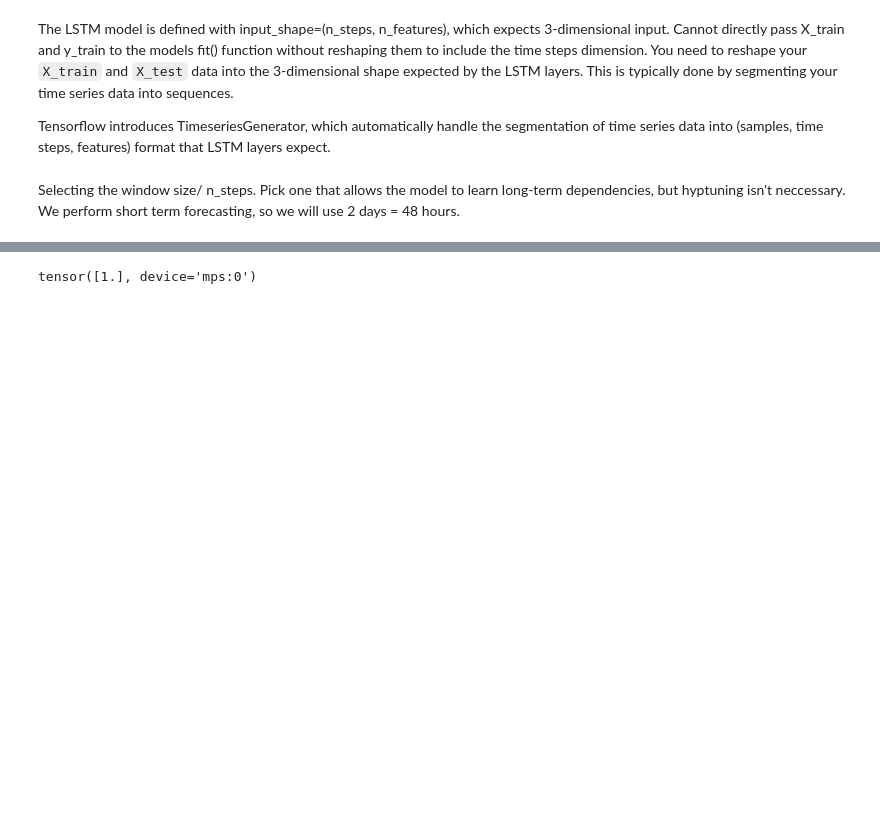
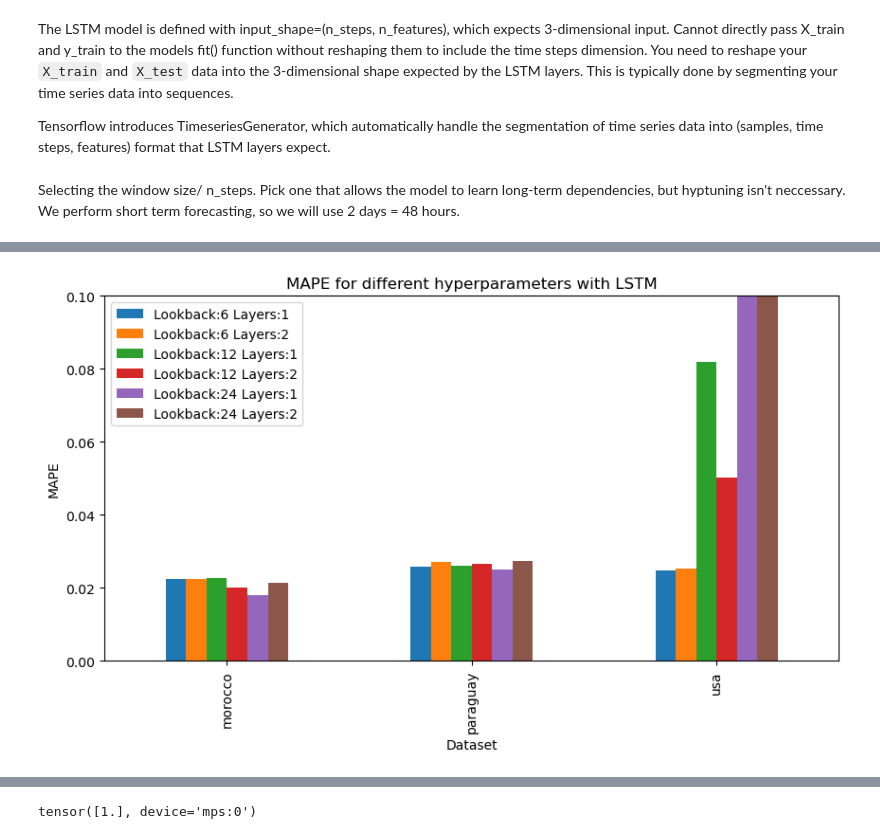
Before and after one commit to Mariuble/transformer_energy_forecast, a Jupyter notebook: notebooks/lstm.ipynb, the cells around one changed output, grey strips where cells are left out. Drawn from its saved outputs; the diff is of its cells as text; code cells hidden in the pictures; blank space fills up the shorter version.

```diff
--- a/notebooks/lstm.ipynb
+++ b/notebooks/lstm.ipynb
@@ -191,0 +541,17 @@ def fitting_and_eval(features, target, dataset_name, model_file_identifier='_',
+# %%
+# Plot to get out aic values
+#df = pd.DataFrame({key: [item[1] for item in value] for key, value in data.items()}, columns=columns, index=index)
+columns = hyperparameter_tuning.keys()
+index = ['morocco', 'paraguay', 'usa']
+df_aic = pd.DataFrame({key: [item[-3] for item in value] for key, value in hyperparameter_tuning.items()}, columns=columns, index=index)
+#df = pd.DataFrame(hyperparameter_tuning, index=[i for i in datasets_electricity.keys()])
+
+df_aic.plot.bar(figsize=(10, 5))
+plt.title('MAPE for different hyperparameters with LSTM')
+plt.ylim(0, 0.1)
+plt.ylabel('MAPE')
+plt.xlabel('Dataset')
+#plt.legend(title='Hyperparameters', title_fontsize='13', fontsize='11')
+plt.show()
+# %% [output]
+[figure, added]
```
Also changed, not shown: parts of 35 cells of this notebook, 4 other files.
